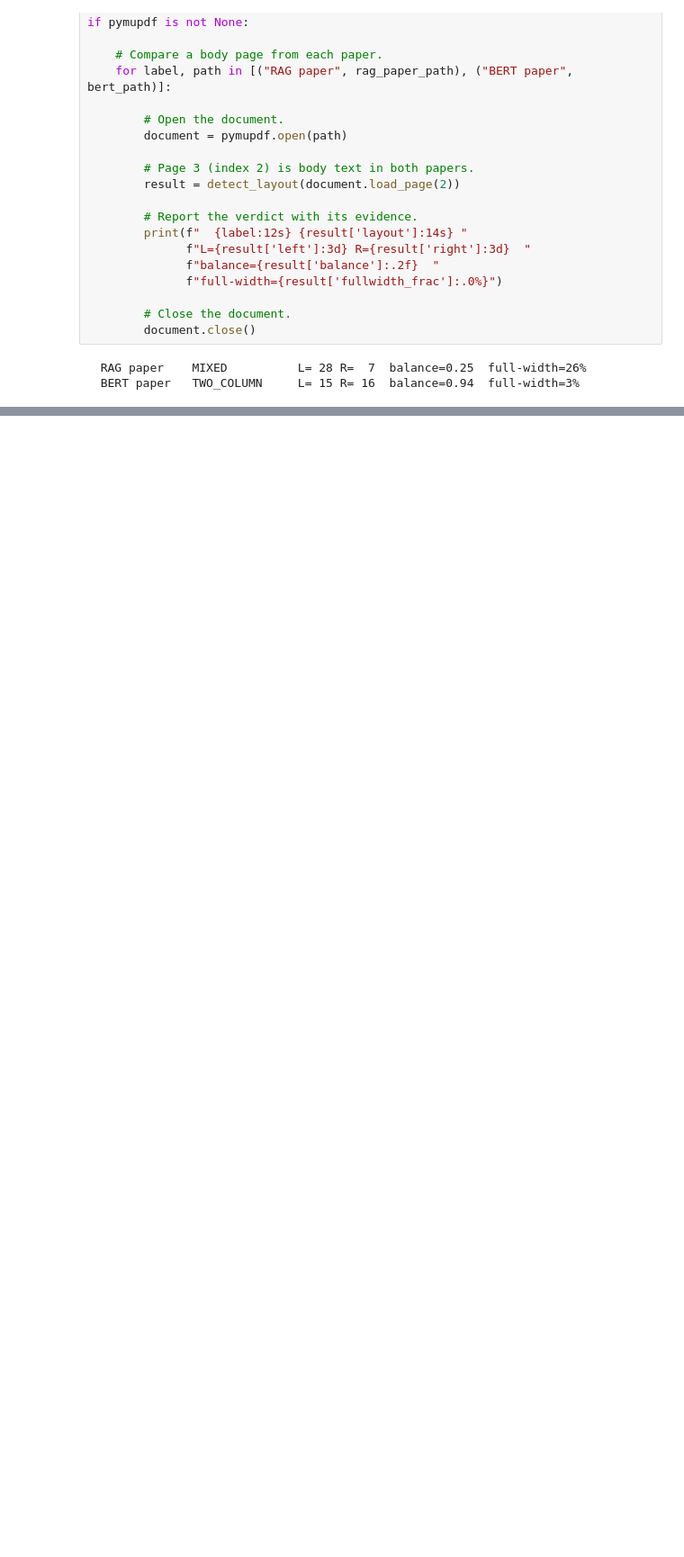
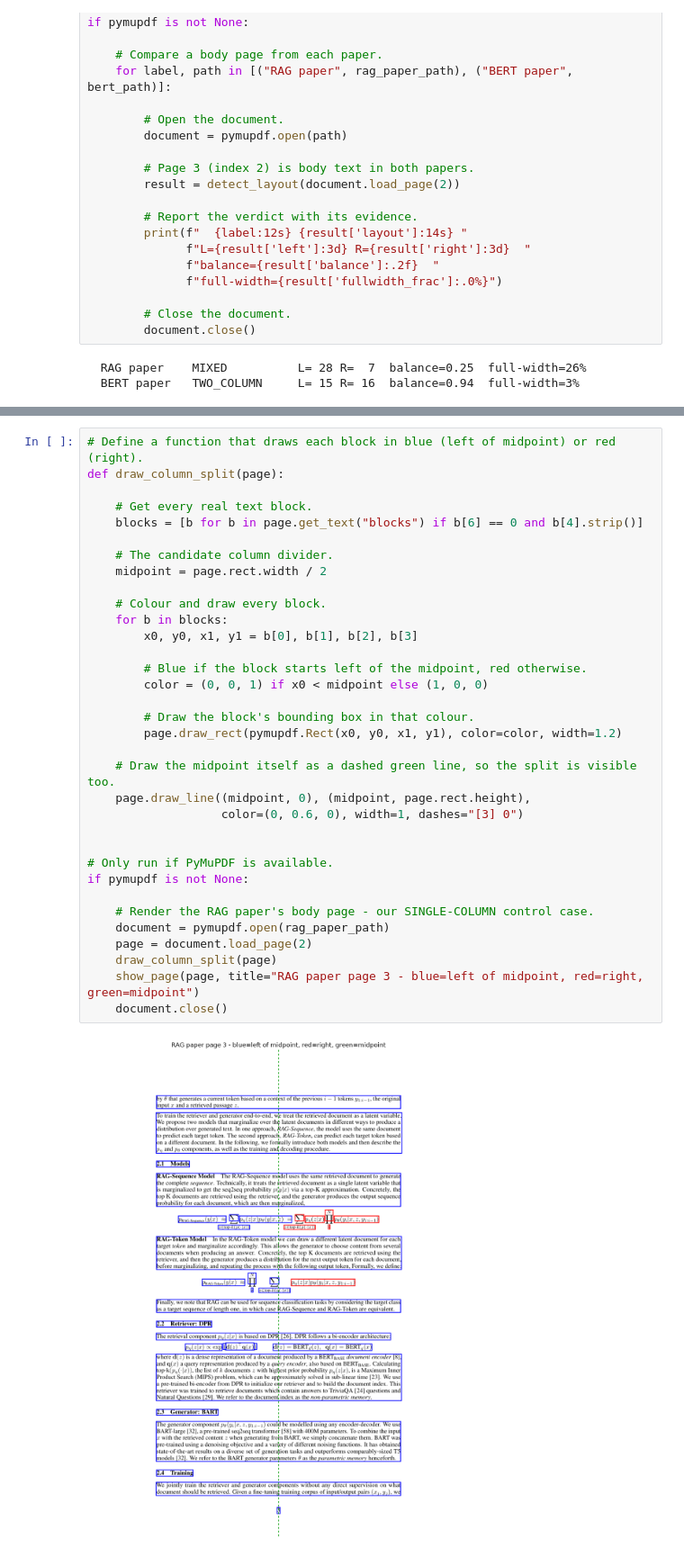
Before and after one commit to ajay-nikumbh/RAG, a Jupyter notebook: 02. Documents data sources ingestion/2b. PDF parsing/2b. PDF parsing.ipynb, the cells around one changed output, grey strips where cells are left out. Shown at 90% size. Drawn from its saved outputs; the diff is of its cells as text; blank space fills up the shorter version.

```diff
--- a/02. Documents data sources ingestion/2b. PDF parsing/2b. PDF parsing.ipynb
+++ b/02. Documents data sources ingestion/2b. PDF parsing/2b. PDF parsing.ipynb
@@ -474,0 +616,36 @@ if pymupdf is not None:
+# %%
+# Define a function that draws each block in blue (left of midpoint) or red (right).
+def draw_column_split(page):
+
+    # Get every real text block.
+    blocks = [b for b in page.get_text("blocks") if b[6] == 0 and b[4].strip()]
+
+    # The candidate column divider.
+    midpoint = page.rect.width / 2
+
+    # Colour and draw every block.
+    for b in blocks:
+        x0, y0, x1, y1 = b[0], b[1], b[2], b[3]
+
+        # Blue if the block starts left of the midpoint, red otherwise.
+        color = (0, 0, 1) if x0 < midpoint else (1, 0, 0)
+
+        # Draw the block's bounding box in that colour.
+        page.draw_rect(pymupdf.Rect(x0, y0, x1, y1), color=color, width=1.2)
+
+    # Draw the midpoint itself as a dashed green line, so the split is visible too.
+    page.draw_line((midpoint, 0), (midpoint, page.rect.height),
+                   color=(0, 0.6, 0), width=1, dashes="[3] 0")
+
+
+# Only run if PyMuPDF is available.
+if pymupdf is not None:
+
+    # Render the RAG paper's body page - our SINGLE-COLUMN control case.
+    document = pymupdf.open(rag_paper_path)
+    page = document.load_page(2)
+    draw_column_split(page)
+    show_page(page, title="RAG paper page 3 - blue=left of midpoint, red=right, green=midpoint")
+    document.close()
+# %% [output]
+[figure, added]
```
Also changed, not shown: parts of 40 cells of this notebook, 1 other file.
